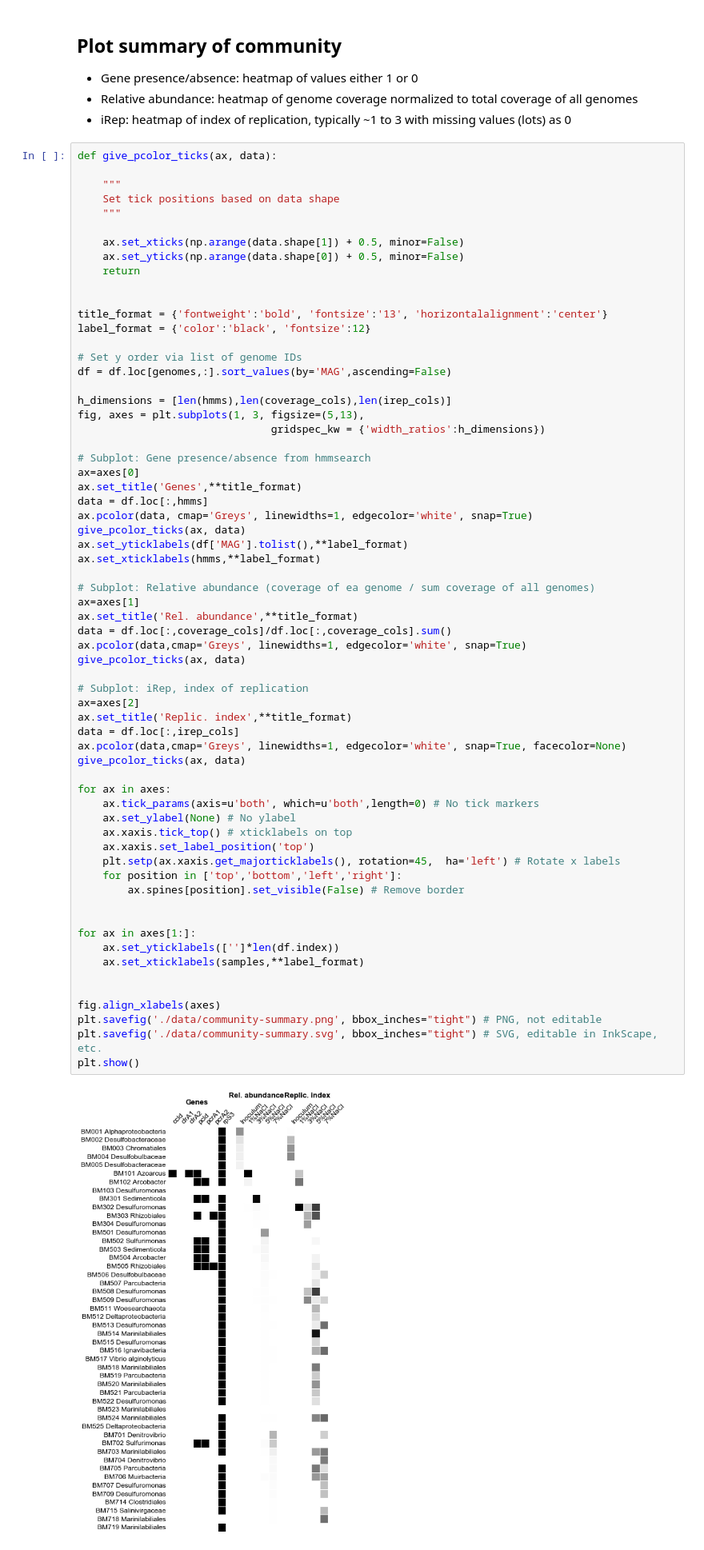
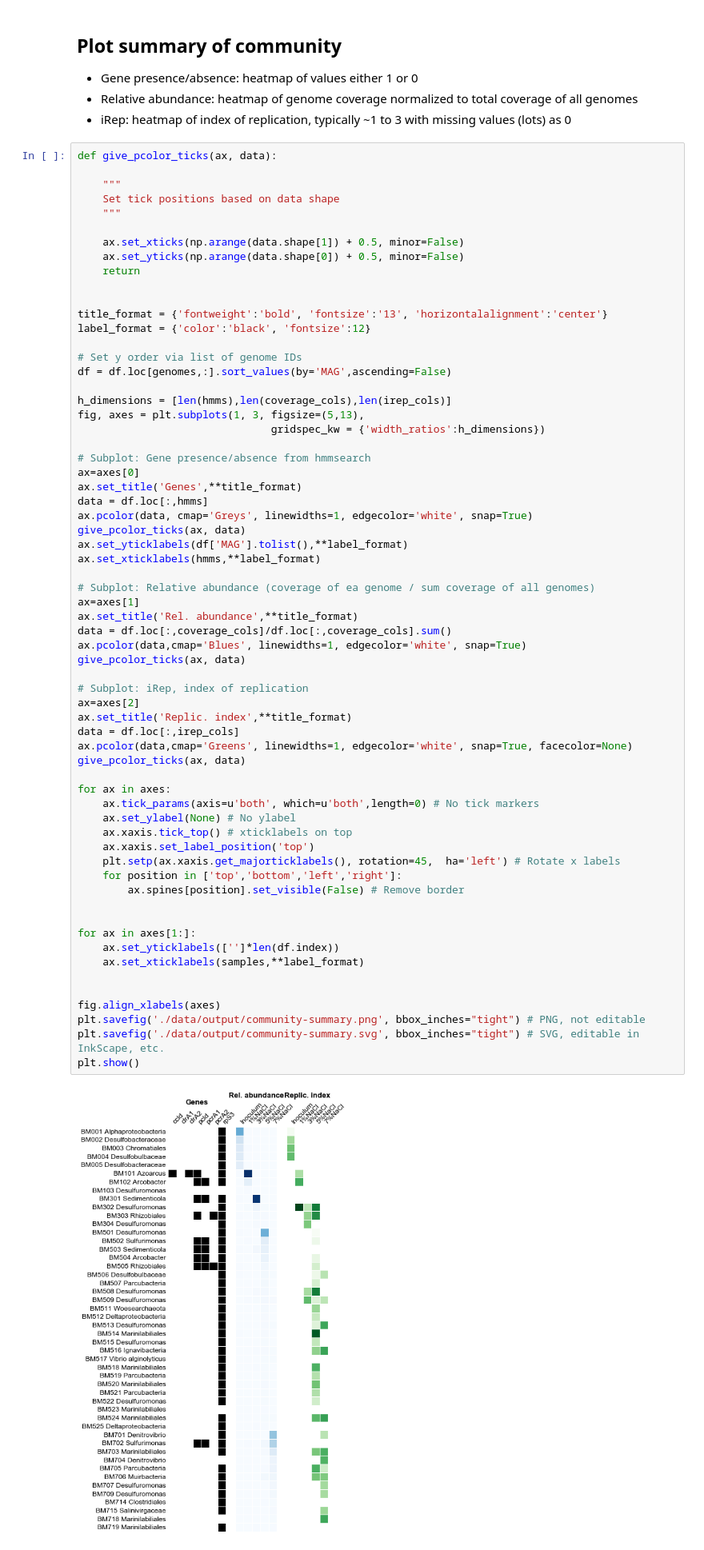
Before and after one commit to tylerbarnum/perchlorate-metagenome-2018, a Jupyter notebook: summarize-community.ipynb, the cells around one changed output. Shown: that part at 80% size. Cells and saved outputs as stored; diff of their text form.

```diff
--- a/summarize-community.ipynb
+++ b/summarize-community.ipynb
@@ -153,38 +153,38 @@ ax.set_xticklabels(hmms,**label_format)
 # Subplot: Relative abundance (coverage of ea genome / sum coverage of all genomes)
 ax=axes[1]
 ax.set_title('Rel. abundance',**title_format)
 data = df.loc[:,coverage_cols]/df.loc[:,coverage_cols].sum()
-ax.pcolor(data,cmap='Greys', linewidths=1, edgecolor='white', snap=True)
+ax.pcolor(data,cmap='Blues', linewidths=1, edgecolor='white', snap=True)
 give_pcolor_ticks(ax, data)
 
 # Subplot: iRep, index of replication
 ax=axes[2]
 ax.set_title('Replic. index',**title_format)
 data = df.loc[:,irep_cols]
-ax.pcolor(data,cmap='Greys', linewidths=1, edgecolor='white', snap=True, facecolor=None)
+ax.pcolor(data,cmap='Greens', linewidths=1, edgecolor='white', snap=True, facecolor=None)
 give_pcolor_ticks(ax, data)
 
 for ax in axes:
     ax.tick_params(axis=u'both', which=u'both',length=0) # No tick markers
     ax.set_ylabel(None) # No ylabel
     ax.xaxis.tick_top() # xticklabels on top
     ax.xaxis.set_label_position('top')
     plt.setp(ax.xaxis.get_majorticklabels(), rotation=45,  ha='left') # Rotate x labels
     for position in ['top','bottom','left','right']:
         ax.spines[position].set_visible(False) # Remove border
 
 
 for ax in axes[1:]:
     ax.set_yticklabels(['']*len(df.index))
     ax.set_xticklabels(samples,**label_format)
 
 
 fig.align_xlabels(axes)
-plt.savefig('./data/community-summary.png', bbox_inches="tight") # PNG, not editable
-plt.savefig('./data/community-summary.svg', bbox_inches="tight") # SVG, editable in InkScape, etc.
+plt.savefig('./data/output/community-summary.png', bbox_inches="tight") # PNG, not editable
+plt.savefig('./data/output/community-summary.svg', bbox_inches="tight") # SVG, editable in InkScape, etc.
 plt.show()
 # %% [output]
-[figure, old version]
+[figure, new version]
 # %% [markdown]
 ### Bonus: clustering genes by co-occurrence
 
```
Also changed, not shown: parts of 2 cells of this notebook, 3 other files.
